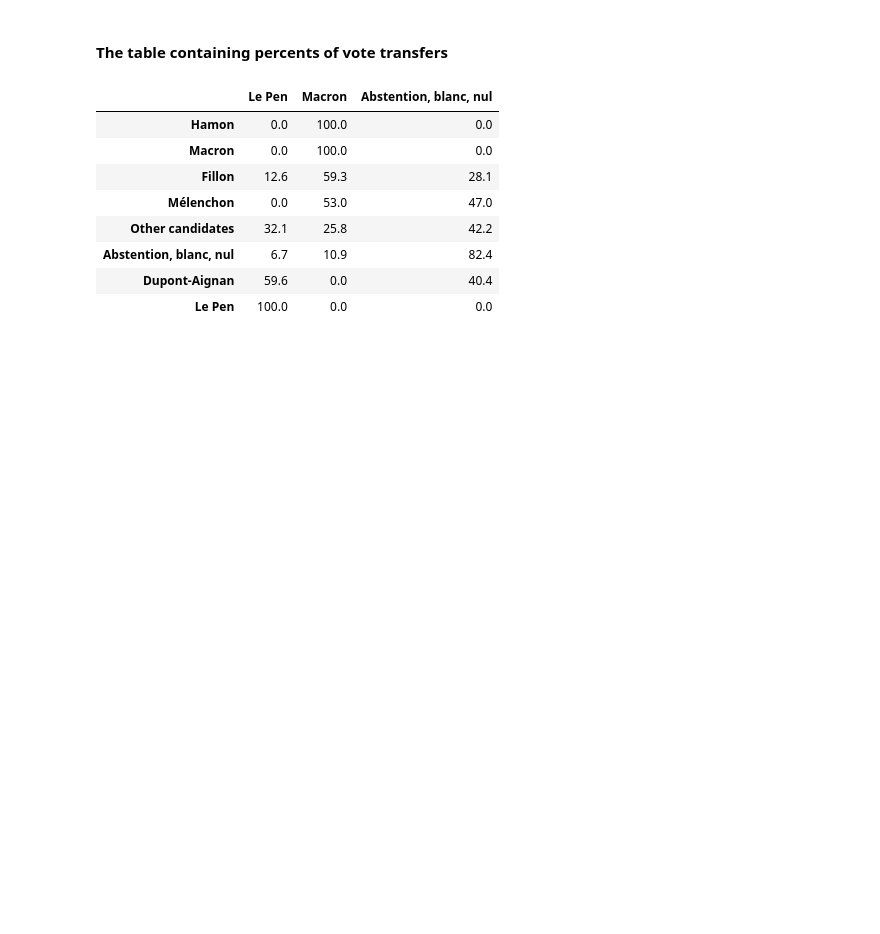
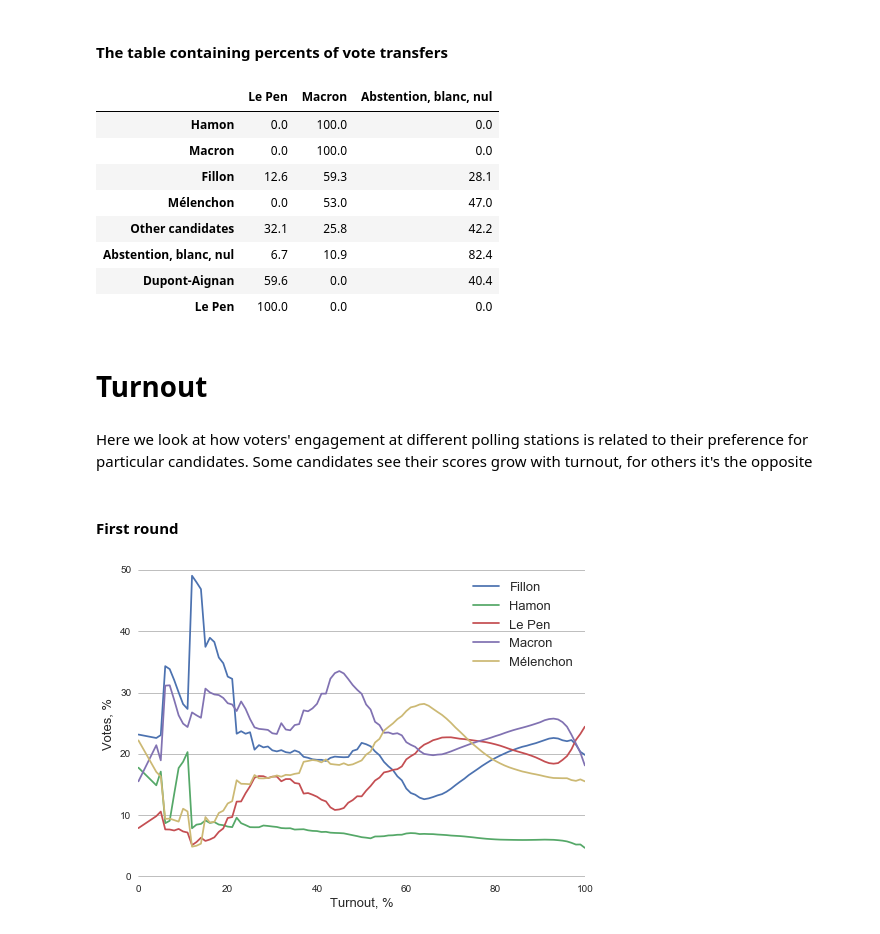
Before and after one commit to sgrigory/Vote-transfers, a Jupyter notebook: main.ipynb, the cells around one changed output. Saved outputs shown, nothing was run; the diff lists cells and outputs as text; code cells hidden in the pictures; blank space fills up the shorter version.

```diff
--- a/main.ipynb
+++ b/main.ipynb
@@ -262,3 +262,35 @@ HTML(table_html)
 | Abstention, blanc, nul | 6.7 | 10.9 | 82.4 |
 | Dupont-Aignan | 59.6 | 0.0 | 40.4 |
 | Le Pen | 100.0 | 0.0 | 0.0 |
+# %% [markdown]
+# Turnout
+# %% [markdown]
+Here we look at how voters' engagement at different polling stations is related to their preference for particular candidates.
+Some candidates see their scores grow with turnout, for others it's the opposite
+# %%
+candidates_maj=[
+ u'FILLON',
+ u'HAMON',
+ u'LE PEN',
+  'MACRON',
+ u'MELENCHON'
+ ]
+# %% [markdown]
+#### First round
+# %%
+window=10
+tab['tmp']=100-(tab['% Abs/Ins']).astype('int')
+by_turnout=(tab.groupby('tmp')[candidates_maj+['Inscrits','Votants','Blancs','Nuls']]).sum().rolling(window=window,
+                                            center=True,min_periods=0).mean(how='forward')
+fig=plt.figure(facecolor='white')
+ax=fig.add_subplot(111)
+ax.set_axis_bgcolor('white')
+(100*(by_turnout[candidates_maj].T/by_turnout['Votants'])).T.plot(ax=ax)
+ax.legend(['Fillon','Hamon','Le Pen','Macron',u'Mélenchon'],fontsize=13)
+ax.set_xlabel('Turnout, %',fontsize=13)
+ax.set_ylabel('Votes, %',fontsize=13)
+ax.grid(b=True,axis='y',color='grey',linewidth=0.5)
+ax.axhline(y=0.1,color='grey',linewidth=0.5)
+plt.show()
+# %% [output]
+[figure, added]
```
Also changed, not shown: parts of 2 cells of this notebook.
